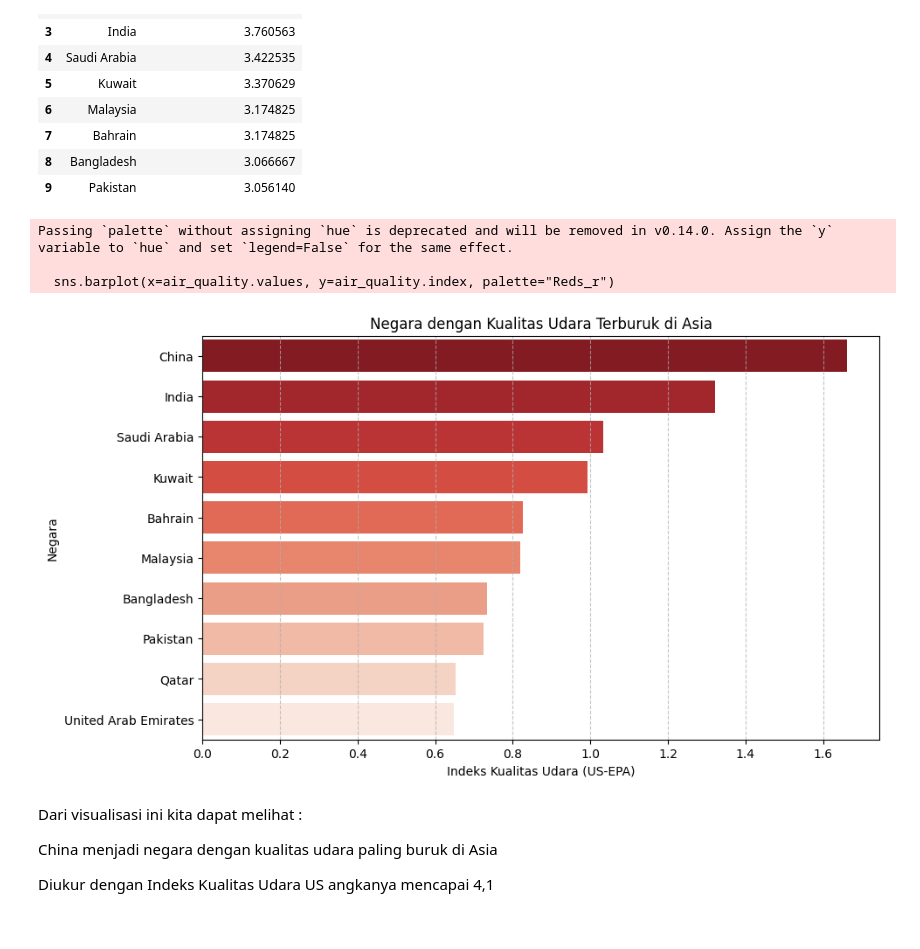
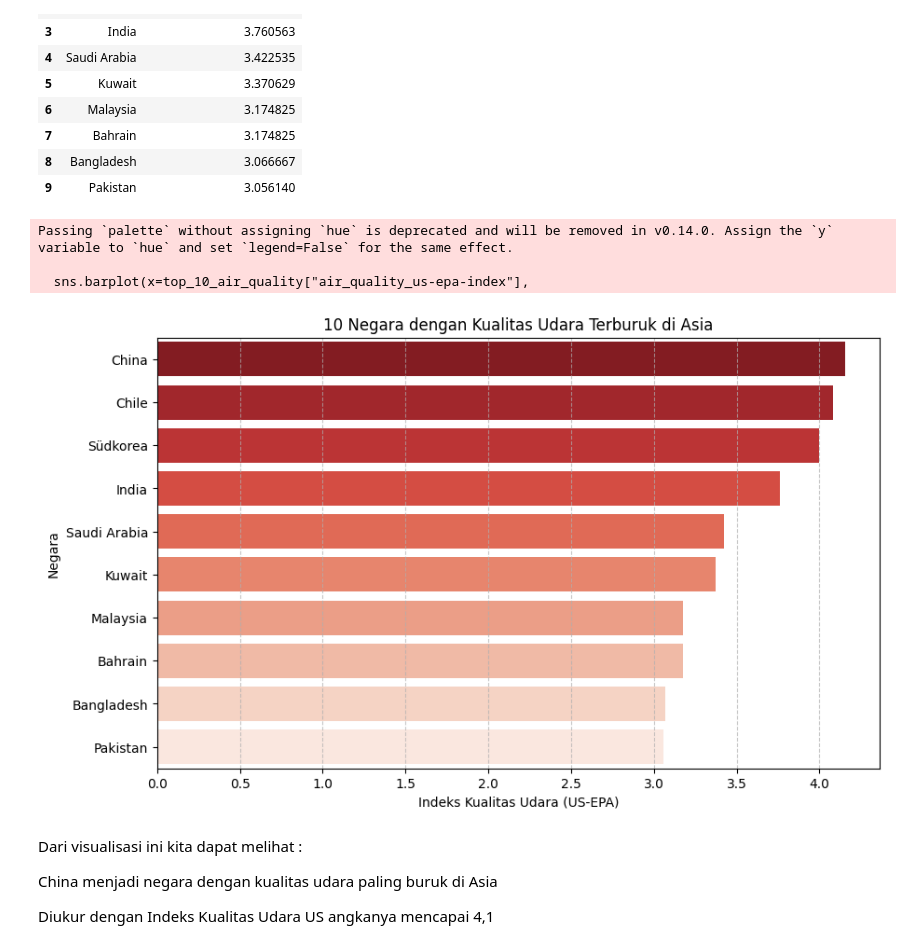
Before and after one commit to SenyuminAja16/2-Faza-Grace, a Jupyter notebook: EDAdan Visualization.ipynb, the cells around one changed output. Cells and saved outputs as stored; diff of their text form; code cells hidden in the pictures.

```diff
--- a/EDAdan Visualization.ipynb
+++ b/EDAdan Visualization.ipynb
@@ -337,17 +337,24 @@ air_quality.head(10)
 | 9 | Pakistan | 3.056140 |
 # %%
 plt.figure(figsize=(10, 6))
-sns.barplot(x=air_quality.values, y=air_quality.index, palette="Reds_r")
+
+top_10_air_quality = air_quality.head(10)
+
+sns.barplot(x=top_10_air_quality["air_quality_us-epa-index"],
+            y=top_10_air_quality["country"],
+            palette="Reds_r")
+
 plt.xlabel("Indeks Kualitas Udara (US-EPA)")
 plt.ylabel("Negara")
-plt.title("Negara dengan Kualitas Udara Terburuk di Asia")
+plt.title("10 Negara dengan Kualitas Udara Terburuk di Asia")
 plt.grid(axis='x', linestyle='--', alpha=0.7)
+
 plt.show()
 # %% [output]
 Passing `palette` without assigning `hue` is deprecated and will be removed in v0.14.0. Assign the `y` variable to `hue` and set `legend=False` for the same effect.
 
-  sns.barplot(x=air_quality.values, y=air_quality.index, palette="Reds_r")
+  sns.barplot(x=top_10_air_quality["air_quality_us-epa-index"],
-[figure, old version]
+[figure, new version]
 # %% [markdown]
 Dari visualisasi ini kita dapat melihat :
 
```
Also changed, not shown: parts of 10 cells of this notebook.
